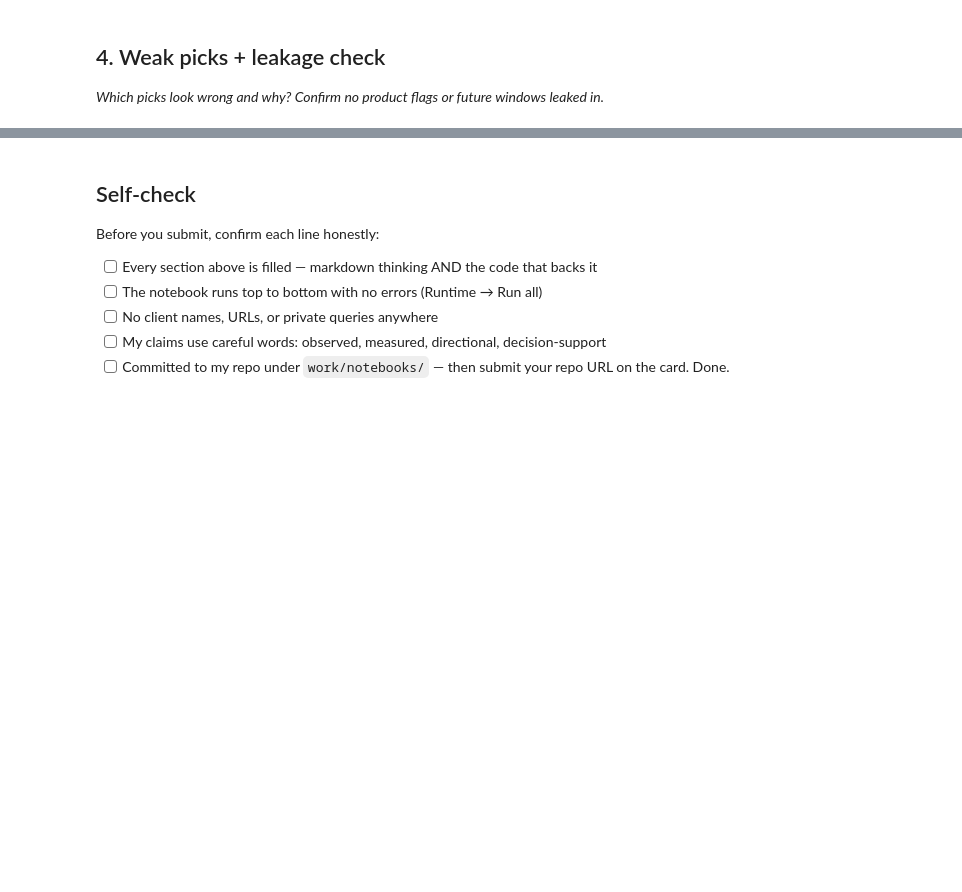
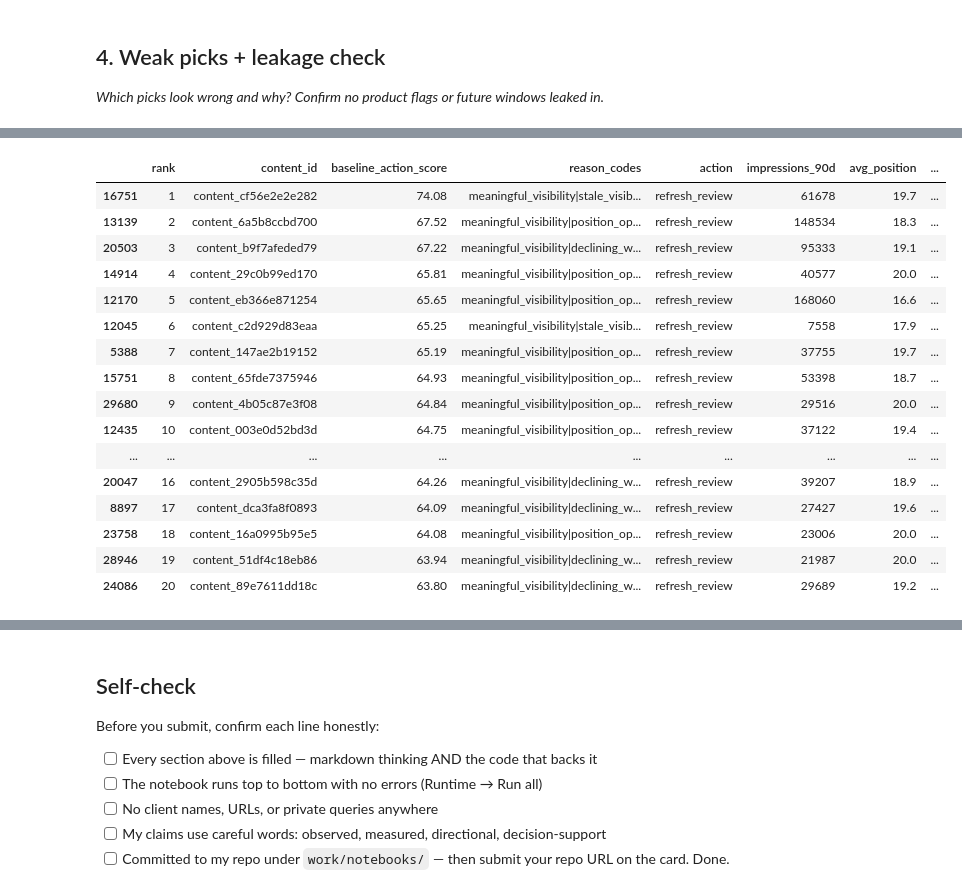
Before and after one commit to surajprai2111-ui/ML-assignment, a Jupyter notebook: work/notebooks/w04_baseline_score.ipynb, the cells around one changed output, grey strips where cells are left out. Saved outputs shown, nothing was run; the diff lists cells and outputs as text; code cells hidden in the pictures; blank space fills up the shorter version.

```diff
--- a/work/notebooks/w04_baseline_score.ipynb
+++ b/work/notebooks/w04_baseline_score.ipynb
@@ -36,0 +623,81 @@ This skeleton is yours to fill. Work the sections **in order** — each one has
+# %%
+# This cell is for CODE (numbers, a query, a check).
+# Write your text answer in the cell ABOVE this one — typing sentences here breaks Run All.
+
+
+# Section 4: Weak picks + leakage check
+
+import pandas as pd
+
+# 1. Check that the ranked queue and top-20 review exist
+assert "output" in globals(), "Run Section 2 first: output was not found."
+assert "top20" in globals(), "Run Section 3 first: top20 was not found."
+
+print("Ranked queue rows:", len(output))
+print("Top-20 rows:", len(top20))
+
+# 2. Check for duplicate content IDs
+if "content_id" in output.columns:
+    print("Duplicate content IDs:", output["content_id"].duplicated().sum())
+
+# 3. Inspect the top-ranked pages for possible weak picks
+check_columns = [
+    "rank",
+    "content_id",
+    "baseline_action_score",
+    "reason_codes",
+    "action",
+    "impressions_90d",
+    "avg_position",
+    "ctr",
+    "word_count"
+]
+
+available_columns = [
+    col for col in check_columns if col in top20.columns
+]
+
+print("\nTop-20 weak-pick review:")
+display(top20[available_columns].head(20))
+
+# 4. Count missing values in important review fields
+review_fields = [
+    "impressions_90d",
+    "avg_position",
+    "ctr",
+    "word_count"
+]
+
+available_fields = [
+    col for col in review_fields if col in top20.columns
+]
+
+print("\nMissing values among the top 20:")
+print(top20[available_fields].isna().sum())
+
+# 5. Check whether label or trend fields appear in the scored output
+possible_leakage_fields = [
+    "is_declining",
+    "is_declining_label",
+    "trend_direction",
+    "trend_pct",
+    "future_performance",
+    "future_impressions",
+    "future_clicks"
+]
+
+found_leakage_fields = [
+    col for col in possible_leakage_fields
+    if col in output.columns
+]
+
+print("\nPotential label/future fields in output:")
+print(found_leakage_fields if found_leakage_fields else "None found")
+
+# 6. Reminder: output columns alone cannot prove the scoring code
+# is leakage-free. The score formula must also be inspected.
+print(
+    "\nImportant: inspect the Section 2 score formula to confirm "
+    "that trend/label fields and future-period metrics are not used."
+)
+# %% [output]
@@ -36,0 +709,17 @@ This skeleton is yours to fill. Work the sections **in order** — each one has
+|  | rank | content_id | baseline_action_score | reason_codes | action | impressions_90d | avg_position | ... |
+| 16751 | 1 | content_cf56e2e2e282 | 74.08 | meaningful_visibility|stale_visib... | refresh_review | 61678 | 19.7 | ... |
+| 13139 | 2 | content_6a5b8ccbd700 | 67.52 | meaningful_visibility|position_op... | refresh_review | 148534 | 18.3 | ... |
+| 20503 | 3 | content_b9f7afeded79 | 67.22 | meaningful_visibility|declining_w... | refresh_review | 95333 | 19.1 | ... |
+| 14914 | 4 | content_29c0b99ed170 | 65.81 | meaningful_visibility|position_op... | refresh_review | 40577 | 20.0 | ... |
+| 12170 | 5 | content_eb366e871254 | 65.65 | meaningful_visibility|position_op... | refresh_review | 168060 | 16.6 | ... |
+| 12045 | 6 | content_c2d929d83eaa | 65.25 | meaningful_visibility|stale_visib... | refresh_review | 7558 | 17.9 | ... |
+| 5388 | 7 | content_147ae2b19152 | 65.19 | meaningful_visibility|position_op... | refresh_review | 37755 | 19.7 | ... |
+| 15751 | 8 | content_65fde7375946 | 64.93 | meaningful_visibility|position_op... | refresh_review | 53398 | 18.7 | ... |
+| 29680 | 9 | content_4b05c87e3f08 | 64.84 | meaningful_visibility|position_op... | refresh_review | 29516 | 20.0 | ... |
+| 12435 | 10 | content_003e0d52bd3d | 64.75 | meaningful_visibility|position_op... | refresh_review | 37122 | 19.4 | ... |
+| ... | ... | ... | ... | ... | ... | ... | ... | ... |
+| 20047 | 16 | content_2905b598c35d | 64.26 | meaningful_visibility|declining_w... | refresh_review | 39207 | 18.9 | ... |
+| 8897 | 17 | content_dca3fa8f0893 | 64.09 | meaningful_visibility|declining_w... | refresh_review | 27427 | 19.6 | ... |
+| 23758 | 18 | content_16a0995b95e5 | 64.08 | meaningful_visibility|position_op... | refresh_review | 23006 | 20.0 | ... |
+| 28946 | 19 | content_51df4c18eb86 | 63.94 | meaningful_visibility|declining_w... | refresh_review | 21987 | 20.0 | ... |
+| 24086 | 20 | content_89e7611dd18c | 63.80 | meaningful_visibility|declining_w... | refresh_review | 29689 | 19.2 | ... |
```
Also changed, not shown: parts of 10 cells of this notebook.
